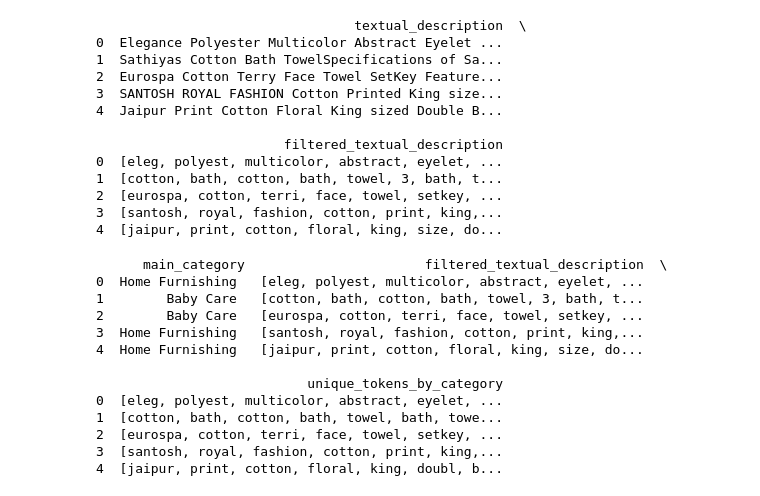
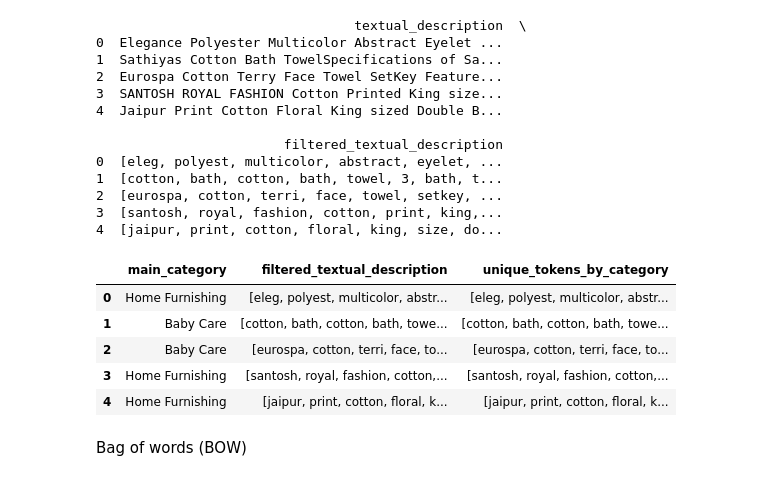
Before and after one commit to tomcre94/Projet-6-Classification-automatique, a Jupyter notebook: Creuse_Tom_1_notebook_pretraitement_feature_extraction_faisaibilite_102024.ipynb, the cells around one changed output. Cells and saved outputs as stored; diff of their text form; code cells hidden in the pictures.

```diff
--- a/Creuse_Tom_1_notebook_pretraitement_feature_extraction_faisaibilite_102024.ipynb
+++ b/Creuse_Tom_1_notebook_pretraitement_feature_extraction_faisaibilite_102024.ipynb
@@ -381,32 +377,27 @@ print(data_filtered[['textual_description', 'filtered_textual_description']].hea
 # %%
 from collections import defaultdict
 
 # Étape 1 : Créer un ensemble de tokens pour chaque 'main_category'
 tokens_by_category = defaultdict(set)
 data_filtered.apply(lambda row: tokens_by_category[row['main_category']].update(row['filtered_textual_description']), axis=1)
 
 # Étape 2 : Identifier les tokens communs à toutes les catégories
 common_tokens = set.intersection(*tokens_by_category.values())
 
 # Étape 3 : Supprimer les tokens communs des descriptions par catégorie
 data_filtered['unique_tokens_by_category'] = data_filtered.apply(
     lambda row: [token for token in row['filtered_textual_description'] if token not in common_tokens],
     axis=1
 )
 
 # Afficher les premières lignes pour vérifier le résultat
-print(data_filtered[['main_category', 'filtered_textual_description', 'unique_tokens_by_category']].head())
+display(data_filtered[['main_category', 'filtered_textual_description', 'unique_tokens_by_category']].head())
 # %% [output]
-      main_category                       filtered_textual_description  \
-0  Home Furnishing   [eleg, polyest, multicolor, abstract, eyelet, ...
-1        Baby Care   [cotton, bath, cotton, bath, towel, 3, bath, t...
-2        Baby Care   [eurospa, cotton, terri, face, towel, setkey, ...
-3  Home Furnishing   [santosh, royal, fashion, cotton, print, king,...
-4  Home Furnishing   [jaipur, print, cotton, floral, king, size, do...
-
-                           unique_tokens_by_category
-0  [eleg, polyest, multicolor, abstract, eyelet, ...
-1  [cotton, bath, cotton, bath, towel, bath, towe...
-2  [eurospa, cotton, terri, face, towel, setkey, ...
-3  [santosh, royal, fashion, cotton, print, king,...
-4  [jaipur, print, cotton, floral, king, doubl, b...
+|  | main_category | filtered_textual_description | unique_tokens_by_category |
+| 0 | Home Furnishing | [eleg, polyest, multicolor, abstr... | [eleg, polyest, multicolor, abstr... |
+| 1 | Baby Care | [cotton, bath, cotton, bath, towe... | [cotton, bath, cotton, bath, towe... |
+| 2 | Baby Care | [eurospa, cotton, terri, face, to... | [eurospa, cotton, terri, face, to... |
+| 3 | Home Furnishing | [santosh, royal, fashion, cotton,... | [santosh, royal, fashion, cotton,... |
+| 4 | Home Furnishing | [jaipur, print, cotton, floral, k... | [jaipur, print, cotton, floral, k... |
+# %% [markdown]
+Bag of words (BOW)
```
Also changed, not shown: parts of 9 cells of this notebook.
